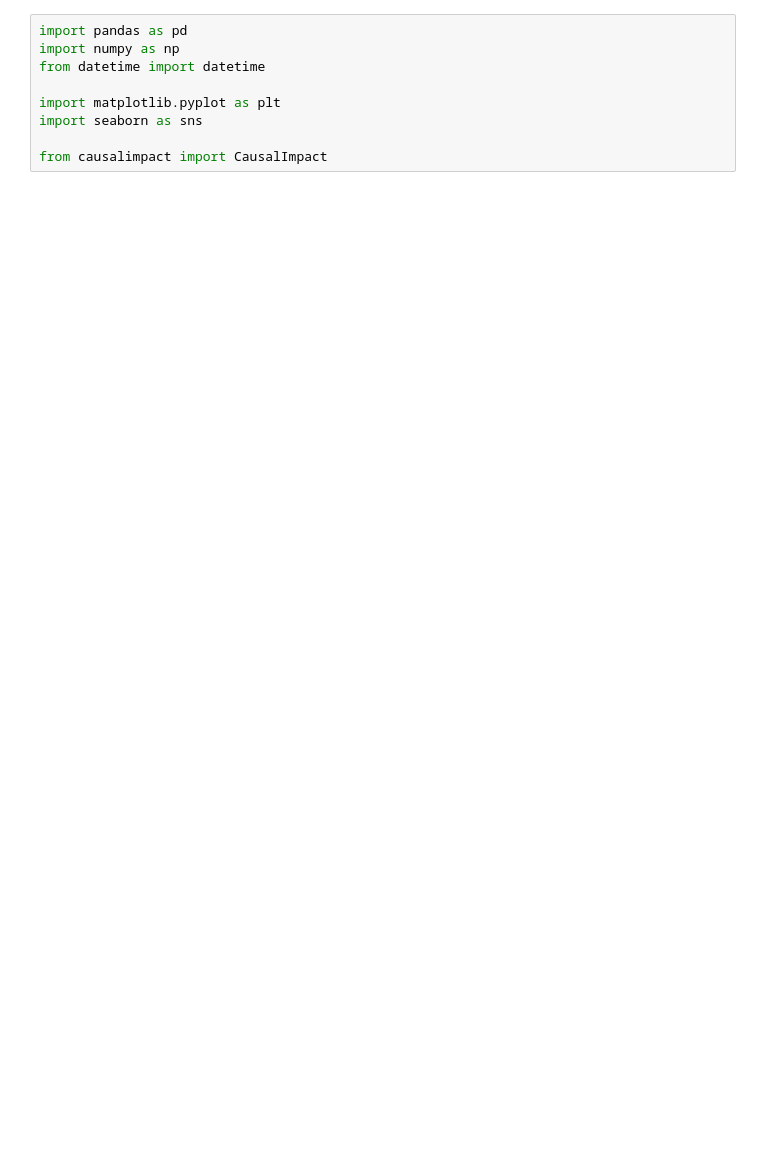
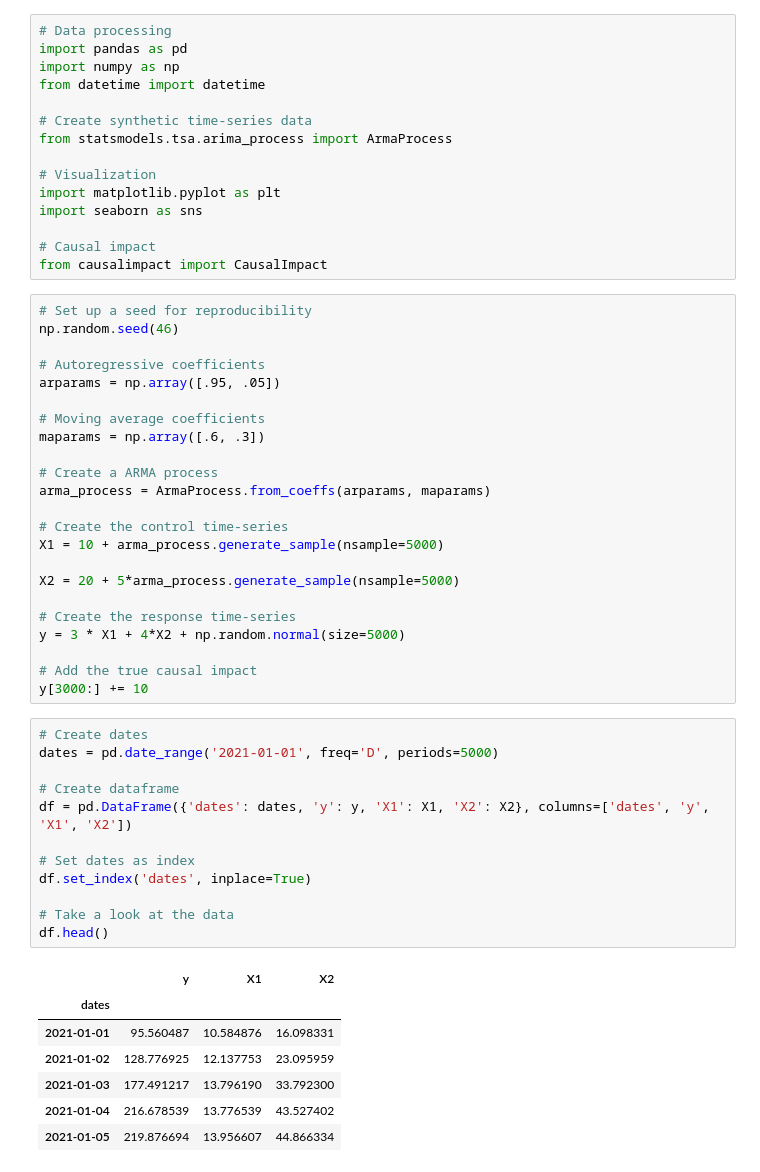
Before and after one commit to gurbaaz19/Event-Analysis, a Jupyter notebook: BSTS1.ipynb, the cells around one changed output. Drawn from its saved outputs; the diff is of its cells as text; blank space fills up the shorter version.

```diff
--- a/BSTS1.ipynb
+++ b/BSTS1.ipynb
@@ -21,11 +21,60 @@ Requirement already satisfied: six in /usr/local/lib/python3.10/dist-packages (f
 Installing collected packages: pycausalimpact
 Successfully installed pycausalimpact-0.1.1
 # %%
+# Data processing
 import pandas as pd
 import numpy as np
 from datetime import datetime
 
+# Create synthetic time-series data
+from statsmodels.tsa.arima_process import ArmaProcess
+
+# Visualization
 import matplotlib.pyplot as plt
 import seaborn as sns
 
+# Causal impact
 from causalimpact import CausalImpact
+# %%
+# Set up a seed for reproducibility
+np.random.seed(46)
+
+# Autoregressive coefficients
+arparams = np.array([.95, .05])
+
+# Moving average coefficients
+maparams = np.array([.6, .3])
+
+# Create a ARMA process
+arma_process = ArmaProcess.from_coeffs(arparams, maparams)
+
+# Create the control time-series
+X1 = 10 + arma_process.generate_sample(nsample=5000)
+
+X2 = 20 + 5*arma_process.generate_sample(nsample=5000)
+
+# Create the response time-series
+y = 3 * X1 + 4*X2 + np.random.normal(size=5000)
+
+# Add the true causal impact
+y[3000:] += 10
+# %%
+# Create dates
+dates = pd.date_range('2021-01-01', freq='D', periods=5000)
+
+# Create dataframe
+df = pd.DataFrame({'dates': dates, 'y': y, 'X1': X1, 'X2': X2}, columns=['dates', 'y', 'X1', 'X2'])
+
+# Set dates as index
+df.set_index('dates', inplace=True)
+
+# Take a look at the data
+df.head()
+# %% [output]
+|  | y | X1 | X2 |
+| dates |  |  |  |
+| 2021-01-01 | 95.560487 | 10.584876 | 16.098331 |
+| 2021-01-02 | 128.776925 | 12.137753 | 23.095959 |
+| 2021-01-03 | 177.491217 | 13.796190 | 33.792300 |
+| 2021-01-04 | 216.678539 | 13.776539 | 43.527402 |
+| 2021-01-05 | 219.876694 | 13.956607 | 44.866334 |
```
Also changed, not shown: parts of 3 cells of this notebook.
